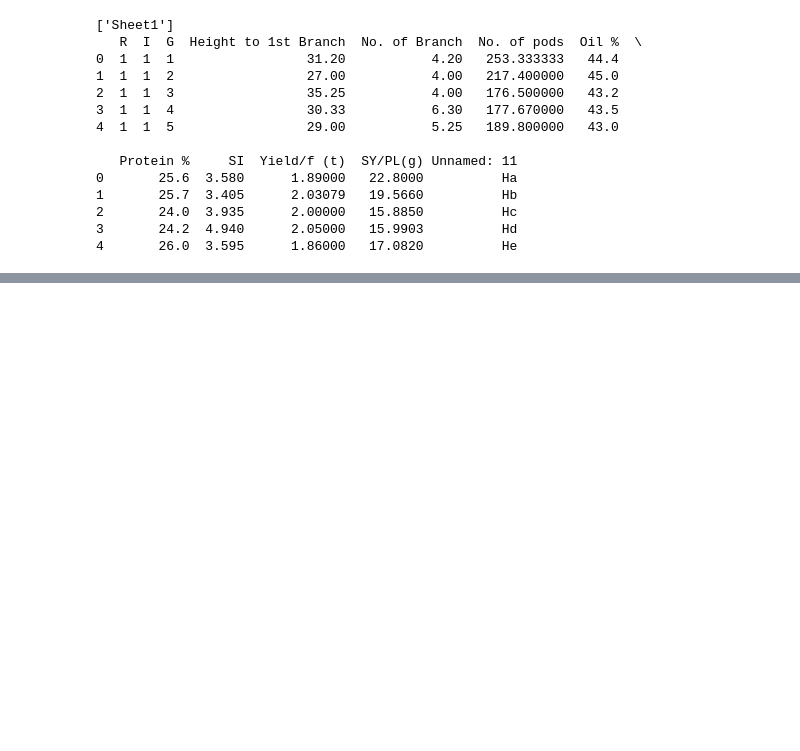
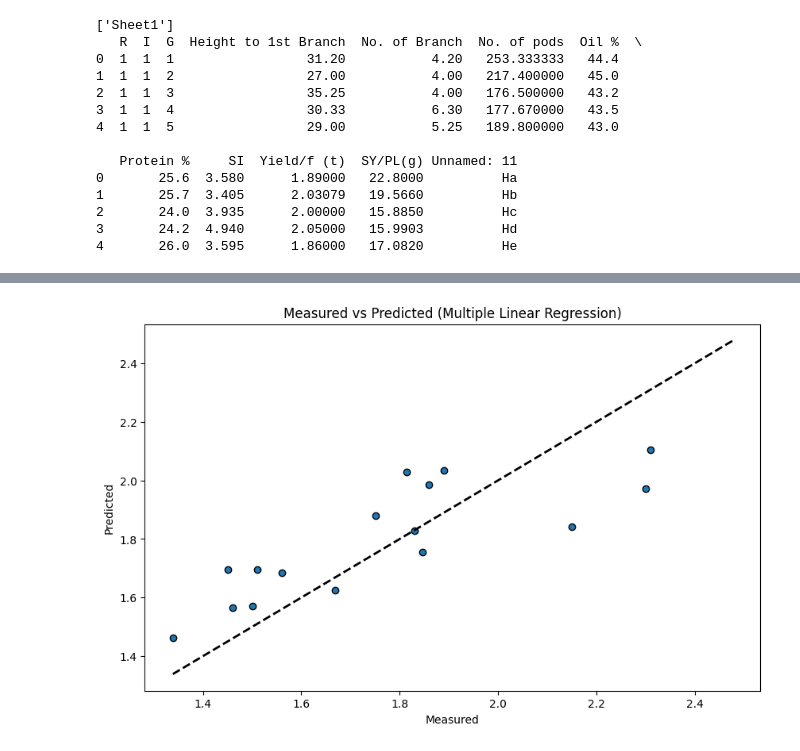
Before and after one commit to mayarswilam/data-analysis-projects, a Jupyter notebook: notebookbd9ecc5cf1.ipynb, the cells around one changed output, grey strips where cells are left out. Saved outputs shown, nothing was run; the diff lists cells and outputs as text; code cells hidden in the pictures; blank space fills up the shorter version.

Commit message:
Kaggle Notebook | project graduation 🎓  | Version 6

```diff
--- a/notebookbd9ecc5cf1.ipynb
+++ b/notebookbd9ecc5cf1.ipynb
@@ -267,0 +118,84 @@ R^2 Score: 0.6274289255916281
+# %%
+import numpy as np
+import pandas as pd
+import matplotlib.pyplot as plt
+import seaborn as sns
+from sklearn.model_selection import train_test_split
+from sklearn.metrics import mean_squared_error, r2_score
+import statsmodels.api as sm
+
+# Load the Excel file
+file_path = '/kaggle/input/canola-dataset/.xlsx'  # Update this path
+df = pd.read_excel(file_path, sheet_name='Sheet1')
+
+# Data preparation: ensure correct data types and drop any irrelevant columns
+if 'Unnamed: 11' in df.columns:
+    df.drop(columns=['Unnamed: 11'], inplace=True)
+
+df.rename(columns={'Yield/f (t)': 'Yield'}, inplace=True)
+df = df.astype({'R': 'category', 'I': 'category', 'G': 'category'})
+
+# Replace values in column 'I'
+df['I'] = df['I'].cat.rename_categories({1: 'i1', 2: 'i2'})
+
+# Convert categorical variables to one-hot encoding
+df = pd.get_dummies(df, columns=['R', 'I', 'G'], drop_first=True)
+
+# Define features and target variable
+X = df.drop(columns=['Yield'])
+y = df['Yield']
+
+# Split the data into training and testing sets
+X_train, X_test, y_train, y_test = train_test_split(X, y, test_size=0.2, random_state=42)
+
+# Add constant to the model (for intercept)
+X_train = sm.add_constant(X_train)
+X_test = sm.add_constant(X_test)
+
+# Columns to drop (from your previous list)
+cols_to_drop = ['R_2', 'R_3', 'I_i2', 'G_2', 'G_3', 'G_4', 'G_5', 'G_6', 'G_7', 'G_8', 'G_9', 'G_10', 'G_11', 'G_12', 'G_13']
+
+# Drop the columns for the model
+X_train_reduced = X_train.drop(columns=[col for col in cols_to_drop if col in X_train.columns])
+X_test_reduced = X_test.drop(columns=[col for col in cols_to_drop if col in X_test.columns])
+
+# Multiple Linear Regression using statsmodels
+model = sm.OLS(y_train.astype(float), X_train_reduced.astype(float)).fit()
+predictions = model.predict(X_test_reduced.astype(float))
+
+# Print out the statistics
+print(model.summary())
+
+# Calculate and print the R^2 and Mean Squared Error
+print("R^2:", r2_score(y_test, predictions))
+print("MSE:", mean_squared_error(y_test, predictions))
+
+# Visualize the results
+plt.figure(figsize=(10, 6))
+plt.scatter(y_test, predictions, edgecolors=(0, 0, 0))
+plt.plot([y.min(), y.max()], [y.min(), y.max()], 'k--', lw=2)
+plt.xlabel('Measured')
+plt.ylabel('Predicted')
+plt.title('Measured vs Predicted (Multiple Linear Regression)')
+plt.show()
+
+# Calculate and display the means of Yield for each combination of block, main_plot, and sub_plot
+means = df.groupby(['R_2', 'I_i2', 'G_2'])['Yield'].mean().reset_index()
+means.columns = ['Block', 'Main Plot', 'Sub Plot', 'Mean Yield']
+print(means)
+
+# Pivot the table for better readability
+pivot_table = means.pivot_table(values='Mean Yield', index=['Block', 'Main Plot'], columns='Sub Plot')
+print(pivot_table)
+
+# Compute the correlation matrix for numeric columns
+numeric_cols = df.select_dtypes(include=np.number).columns
+correlation_matrix = df[numeric_cols].corr()
+
+# Plotting the heatmap
+plt.figure(figsize=(12, 8))
+mask = np.triu(np.ones_like(correlation_matrix, dtype=bool))
+heatmap = sns.heatmap(correlation_matrix, mask=mask, annot=True, cmap='coolwarm', vmin=-1, vmax=1)
+heatmap.set_title('Correlation Heatmap', fontdict={'fontsize':18}, pad=16)
+plt.show()
+# %% [output]
@@ -267,0 +219 @@ R^2 Score: 0.6274289255916281
+[figure, added]
```
Also changed, not shown: parts of 14 cells of this notebook.
